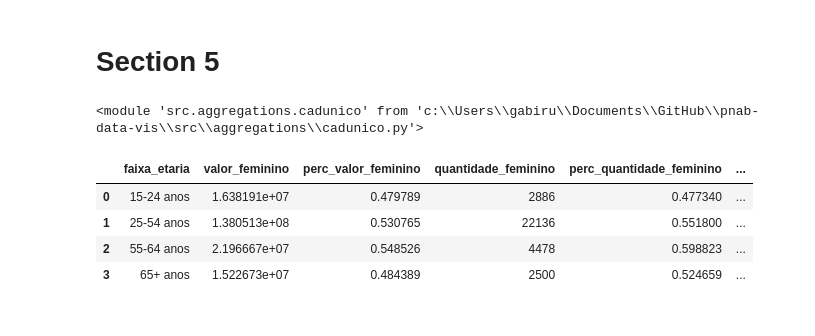
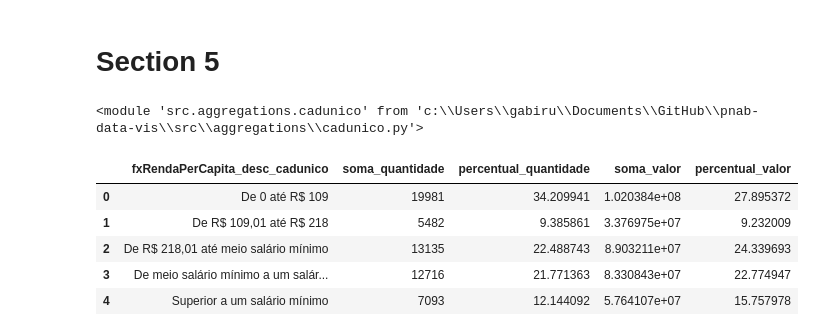
Before and after one commit to SGE-Subsecretaria-de-Gestao-Estrategica/pnab-data-vis, a Jupyter notebook: src/notebooks/gabriel_create_csv.ipynb, the cells around one changed output. Drawn from its saved outputs; the diff is of its cells as text; code cells hidden in the pictures.

Commit message:
cad unico

```diff
--- a/src/notebooks/gabriel_create_csv.ipynb
+++ b/src/notebooks/gabriel_create_csv.ipynb
@@ -243,10 +244,2 @@ faixa_etaria.to_csv(settings.DATA_PATH_SECTION5 / 'aggregate_cadunico_profile_su
 df_cubo_cadunico_sexo_idade_juntos = cadunico.aggregate_cadunico_faixa_etaria_by_sexo(df_cubo=df_cubo)
 df_cubo_cadunico_sexo_idade_juntos.to_csv(settings.DATA_PATH_SECTION5 / 'aggregate_cadunico_faixa_etaria_by_sexo.csv')
-# %%
-df_cubo_cadunico_sexo_idade_juntos
-# %% [output]
-|  | faixa_etaria | valor_feminino | perc_valor_feminino | quantidade_feminino | perc_quantidade_feminino | ... |
-| 0 | 15-24 anos | 1.638191e+07 | 0.479789 | 2886 | 0.477340 | ... |
-| 1 | 25-54 anos | 1.380513e+08 | 0.530765 | 22136 | 0.551800 | ... |
-| 2 | 55-64 anos | 2.196667e+07 | 0.548526 | 4478 | 0.598823 | ... |
-| 3 | 65+ anos | 1.522673e+07 | 0.484389 | 2500 | 0.524659 | ... |
@@ -252,0 +250,13 @@ df_cubo_cadunico_sexo_idade_juntos
+# %%
+# aggregate_cadunico_by_fx_renda_per_capita.csv
+df_cad_unico_situacao_faixa_renda_percapita = cadunico.aggregate_cadunico_by_fx_renda_per_capita(df_cubo=df_cubo)
+df_cad_unico_situacao_faixa_renda_percapita.to_csv(settings.DATA_PATH_SECTION5 / 'aggregate_cadunico_by_fx_renda_per_capita.csv')
+# %%
+df_cad_unico_situacao_faixa_renda_percapita
+# %% [output]
+|  | fxRendaPerCapita_desc_cadunico | soma_quantidade | percentual_quantidade | soma_valor | percentual_valor |
+| 0 | De 0 até R$ 109 | 19981 | 34.209941 | 1.020384e+08 | 27.895372 |
+| 1 | De R$ 109,01 até R$ 218 | 5482 | 9.385861 | 3.376975e+07 | 9.232009 |
+| 2 | De R$ 218,01 até meio salário mínimo | 13135 | 22.488743 | 8.903211e+07 | 24.339693 |
+| 3 | De meio salário mínimo a um salár... | 12716 | 21.771363 | 8.330843e+07 | 22.774947 |
+| 4 | Superior a um salário mínimo | 7093 | 12.144092 | 5.764107e+07 | 15.757978 |
```
Also changed, not shown: parts of 3 cells of this notebook, 3 other files.
